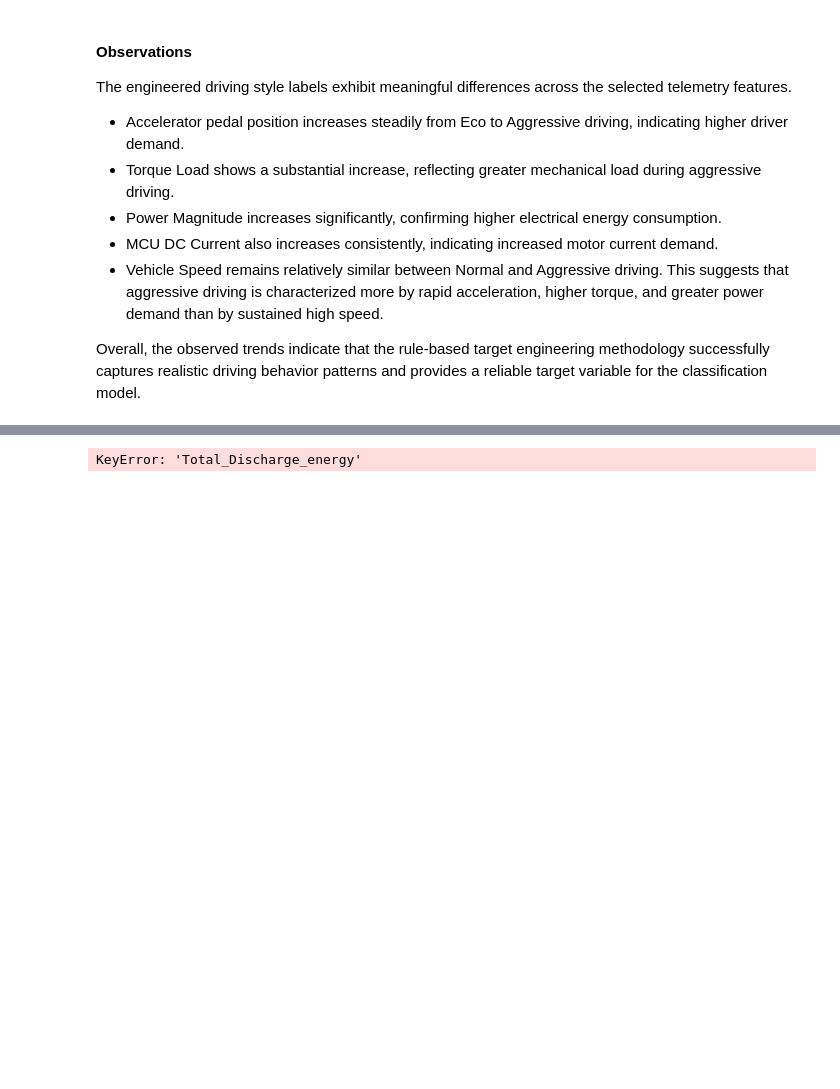
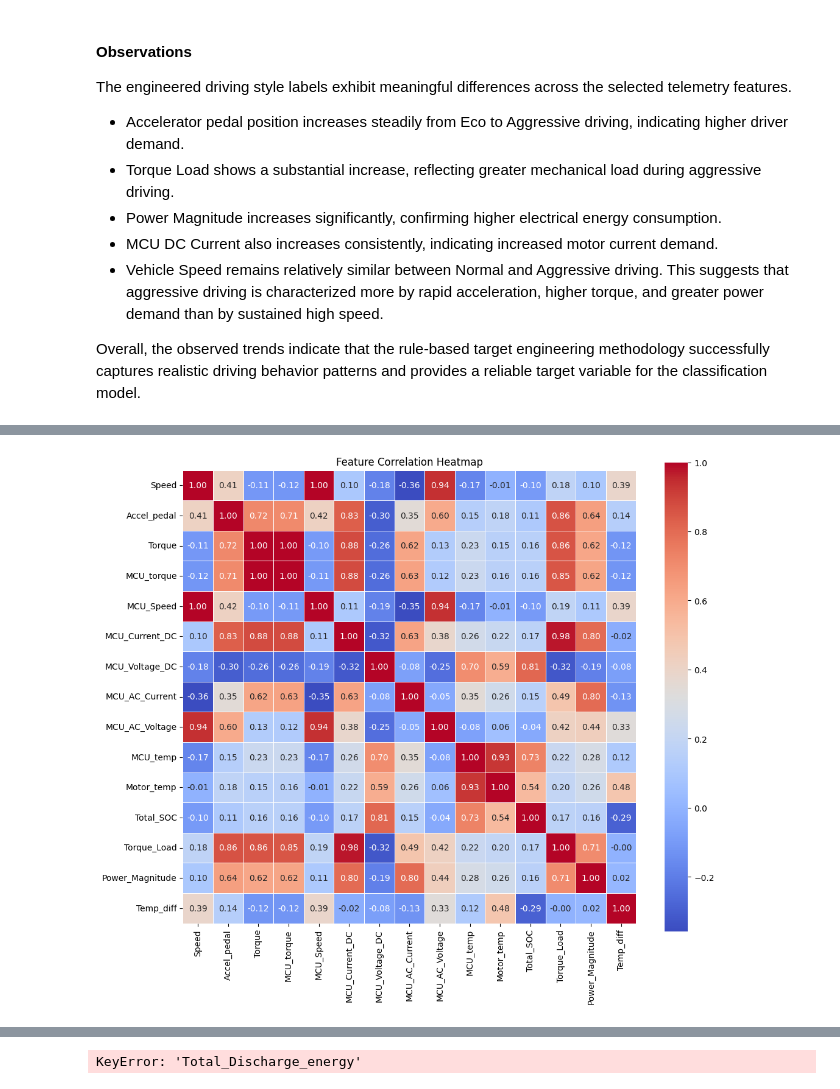
Before and after one commit to Shrawani-DS/ev-intelligence-system, a Jupyter notebook: notebook/ev_analysis.ipynb, the cells around one changed output, grey strips where cells are left out. Cells and saved outputs as stored; diff of their text form; code cells hidden in the pictures; blank space fills up the shorter version.

```diff
--- a/notebook/ev_analysis.ipynb
+++ b/notebook/ev_analysis.ipynb
@@ -628,0 +677,25 @@ Overall, the observed trends indicate that the rule-based target engineering met
+# %%
+selected_features = [
+    "Speed",
+    "Accel_pedal",
+    "Torque",
+    "MCU_torque",
+    "MCU_Speed",
+    "MCU_Current_DC",
+    "MCU_Voltage_DC",
+    "MCU_AC_Current",
+    "MCU_AC_Voltage",
+    "MCU_temp",
+    "Motor_temp",
+    "Total_SOC",
+    "Torque_Load",
+    "Power_Magnitude",
+    "Temp_diff"
+]
+
+X = df[selected_features]
+
+y = df["Driving_style"]
+
+print("Feature Matrix Shape :", X.shape)
+print("Target Shape :", y.shape)
@@ -628,0 +719,20 @@ Overall, the observed trends indicate that the rule-based target engineering met
+# %%
+# Correlation matrix
+corr_matrix = X.corr()
+
+plt.figure(figsize=(12, 10))
+
+sns.heatmap(
+    corr_matrix,
+    annot=True,
+    fmt=".2f",
+    cmap="coolwarm",
+    linewidths=0.5,
+    square=True
+)
+
+plt.title("Feature Correlation Heatmap")
+
+plt.show()
+# %% [output]
+[figure, added]
```
Also changed, not shown: parts of 36 cells of this notebook.
